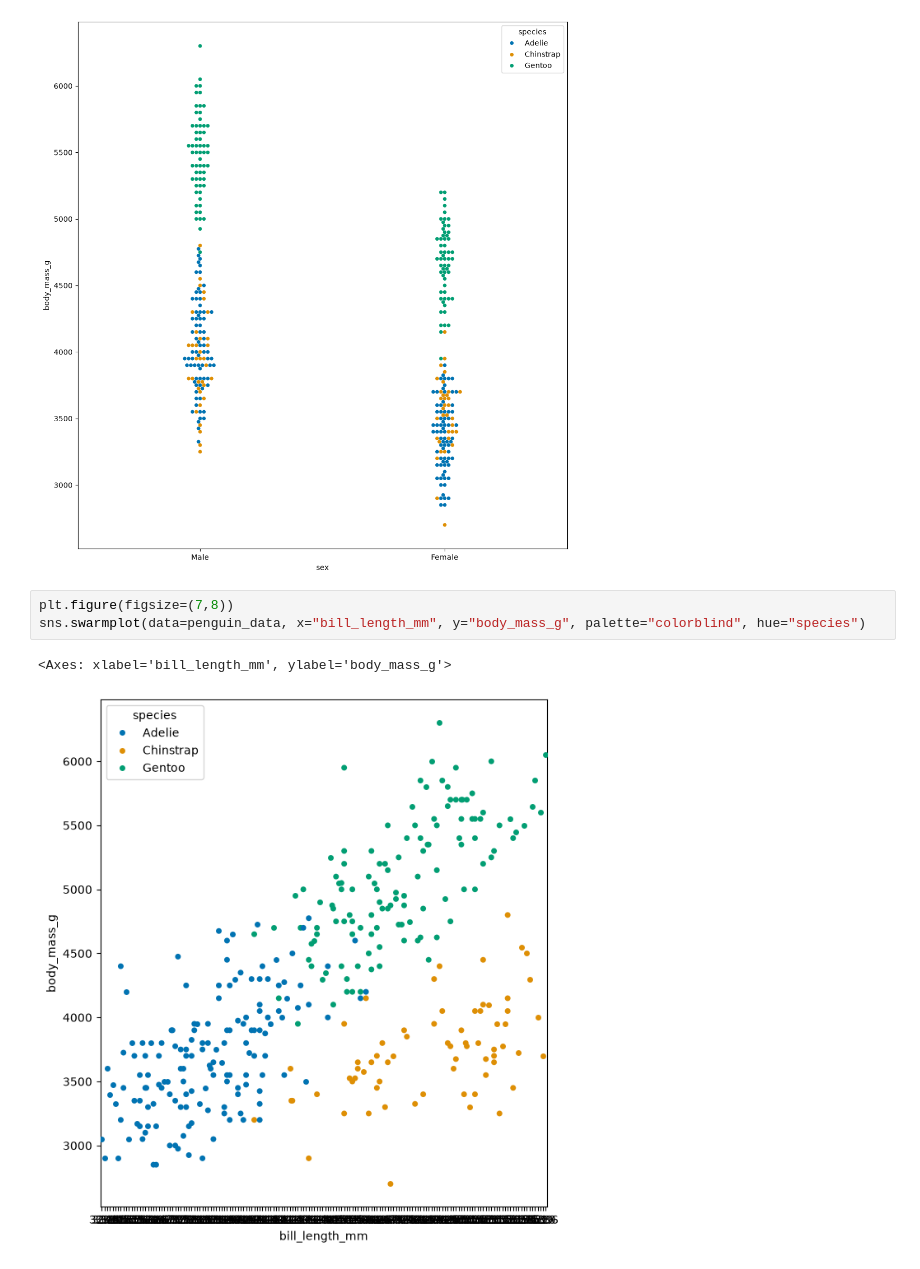
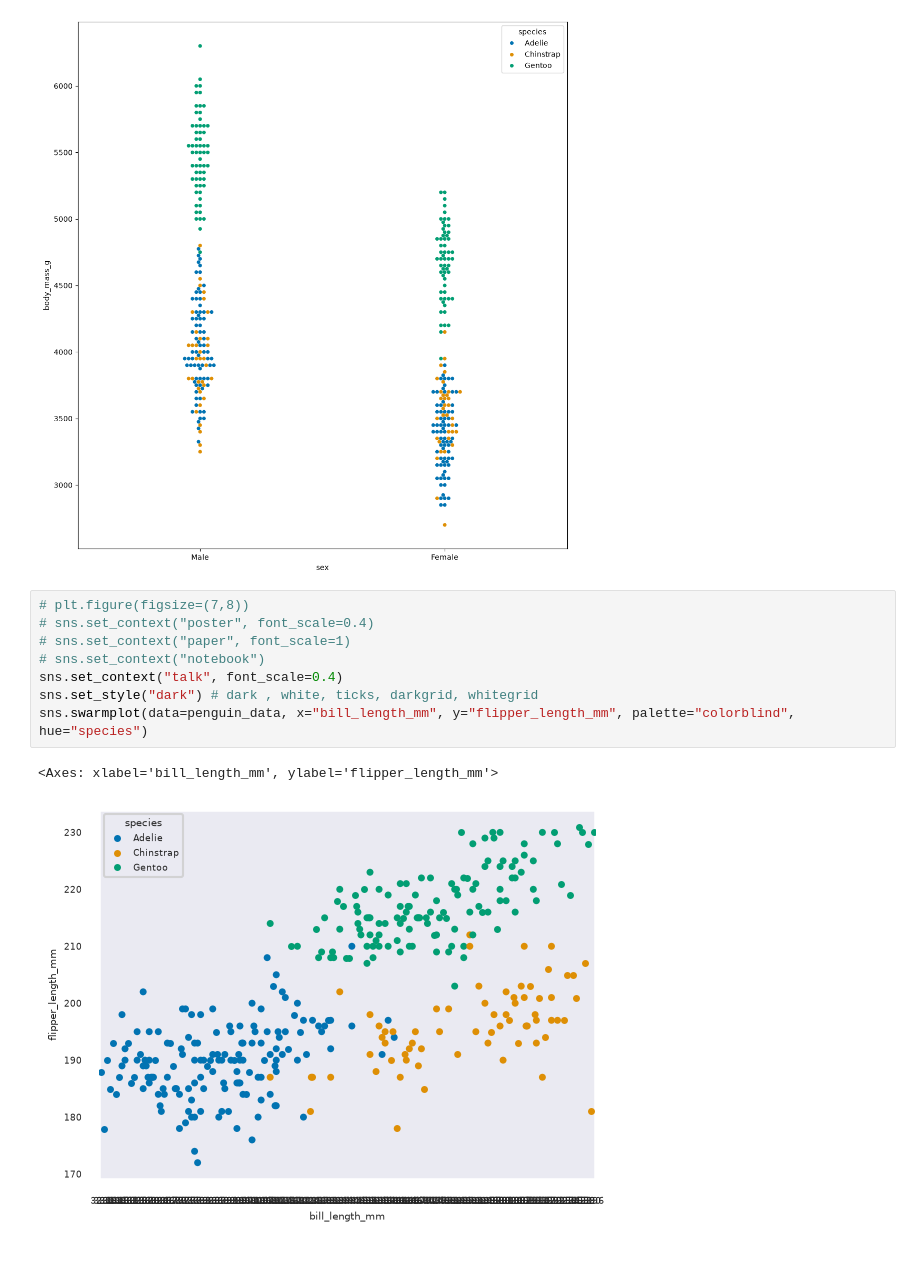
Before and after one commit to rohitdhamke/ml, a Jupyter notebook: seaborn/day1.ipynb, the cells around one changed output. Saved outputs shown, nothing was run; the diff lists cells and outputs as text.

```diff
--- a/seaborn/day1.ipynb
+++ b/seaborn/day1.ipynb
@@ -57,8 +57,13 @@ sns.swarmplot(data=penguin_data, x="sex", y="body_mass_g", palette="colorblind",
 <Axes: xlabel='sex', ylabel='body_mass_g'>
 [figure]
 # %%
-plt.figure(figsize=(7,8))
-sns.swarmplot(data=penguin_data, x="bill_length_mm", y="body_mass_g", palette="colorblind", hue="species")
+# plt.figure(figsize=(7,8))
+# sns.set_context("poster", font_scale=0.4)
+# sns.set_context("paper", font_scale=1)
+# sns.set_context("notebook")
+sns.set_context("talk", font_scale=0.4)
+sns.set_style("dark") # dark , white, ticks, darkgrid, whitegrid
+sns.swarmplot(data=penguin_data, x="bill_length_mm", y="flipper_length_mm", palette="colorblind", hue="species")
 # %% [output]
-<Axes: xlabel='bill_length_mm', ylabel='body_mass_g'>
+<Axes: xlabel='bill_length_mm', ylabel='flipper_length_mm'>
-[figure, old version]
+[figure, new version]
```
Also changed, not shown: parts of 2 cells of this notebook.
